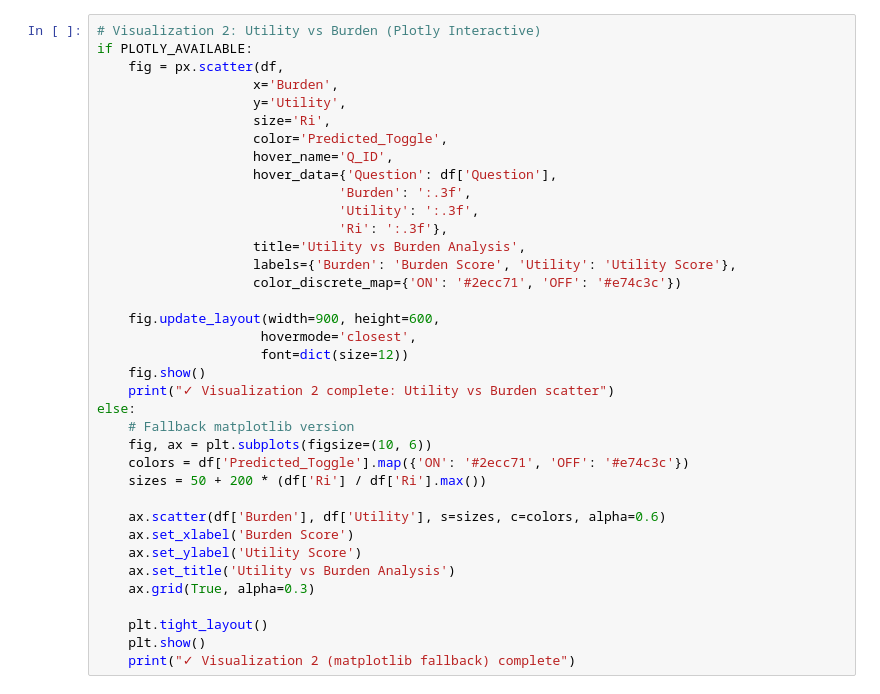
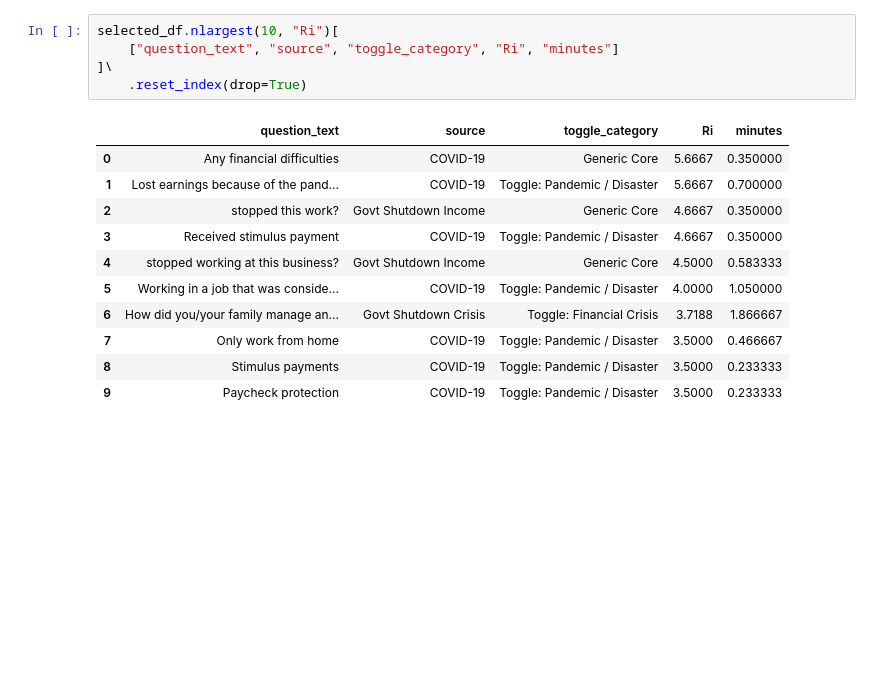
Before and after one commit to namo507/Team-PSID, a Jupyter notebook: PSID_NLP_Crisis_Module_Final.ipynb, the cells around one changed output. Cells and saved outputs as stored; diff of their text form; blank space fills up the shorter version.

```diff
--- a/PSID_NLP_Crisis_Module_Final.ipynb
+++ b/PSID_NLP_Crisis_Module_Final.ipynb
@@ -562,38 +336,18 @@ print("✓ Visualization 1 complete: Top 20 Ri scores")
 # %%
-# Visualization 2: Utility vs Burden (Plotly Interactive)
-if PLOTLY_AVAILABLE:
-    fig = px.scatter(df,
-                    x='Burden',
-                    y='Utility',
-                    size='Ri',
-                    color='Predicted_Toggle',
-                    hover_name='Q_ID',
-                    hover_data={'Question': df['Question'],
-                               'Burden': ':.3f',
-                               'Utility': ':.3f',
-                               'Ri': ':.3f'},
-                    title='Utility vs Burden Analysis',
-                    labels={'Burden': 'Burden Score', 'Utility': 'Utility Score'},
-                    color_discrete_map={'ON': '#2ecc71', 'OFF': '#e74c3c'})
-
-    fig.update_layout(width=900, height=600,
-                     hovermode='closest',
-                     font=dict(size=12))
-    fig.show()
-    print("✓ Visualization 2 complete: Utility vs Burden scatter")
-else:
-    # Fallback matplotlib version
-    fig, ax = plt.subplots(figsize=(10, 6))
-    colors = df['Predicted_Toggle'].map({'ON': '#2ecc71', 'OFF': '#e74c3c'})
-    sizes = 50 + 200 * (df['Ri'] / df['Ri'].max())
-
-    ax.scatter(df['Burden'], df['Utility'], s=sizes, c=colors, alpha=0.6)
-    ax.set_xlabel('Burden Score')
-    ax.set_ylabel('Utility Score')
-    ax.set_title('Utility vs Burden Analysis')
-    ax.grid(True, alpha=0.3)
-
-    plt.tight_layout()
-    plt.show()
-    print("✓ Visualization 2 (matplotlib fallback) complete")
+selected_df.nlargest(10, "Ri")[
+    ["question_text", "source", "toggle_category", "Ri", "minutes"]
+]\
+    .reset_index(drop=True)
+# %% [output]
+|  | question_text | source | toggle_category | Ri | minutes |
+| 0 | Any financial difficulties | COVID-19 | Generic Core | 5.6667 | 0.350000 |
+| 1 | Lost earnings because of the pand... | COVID-19 | Toggle: Pandemic / Disaster | 5.6667 | 0.700000 |
+| 2 | stopped this work? | Govt Shutdown Income | Generic Core | 4.6667 | 0.350000 |
+| 3 | Received stimulus payment | COVID-19 | Toggle: Pandemic / Disaster | 4.6667 | 0.350000 |
+| 4 | stopped working at this business? | Govt Shutdown Income | Generic Core | 4.5000 | 0.583333 |
+| 5 | Working in a job that was conside... | COVID-19 | Toggle: Pandemic / Disaster | 4.0000 | 1.050000 |
+| 6 | How did you/your family manage an... | Govt Shutdown Crisis | Toggle: Financial Crisis | 3.7188 | 1.866667 |
+| 7 | Only work from home | COVID-19 | Toggle: Pandemic / Disaster | 3.5000 | 0.466667 |
+| 8 | Stimulus payments | COVID-19 | Toggle: Pandemic / Disaster | 3.5000 | 0.233333 |
+| 9 | Paycheck protection | COVID-19 | Toggle: Pandemic / Disaster | 3.5000 | 0.233333 |
 # %%
```
Also changed, not shown: parts of 33 cells of this notebook, 17 other files.
